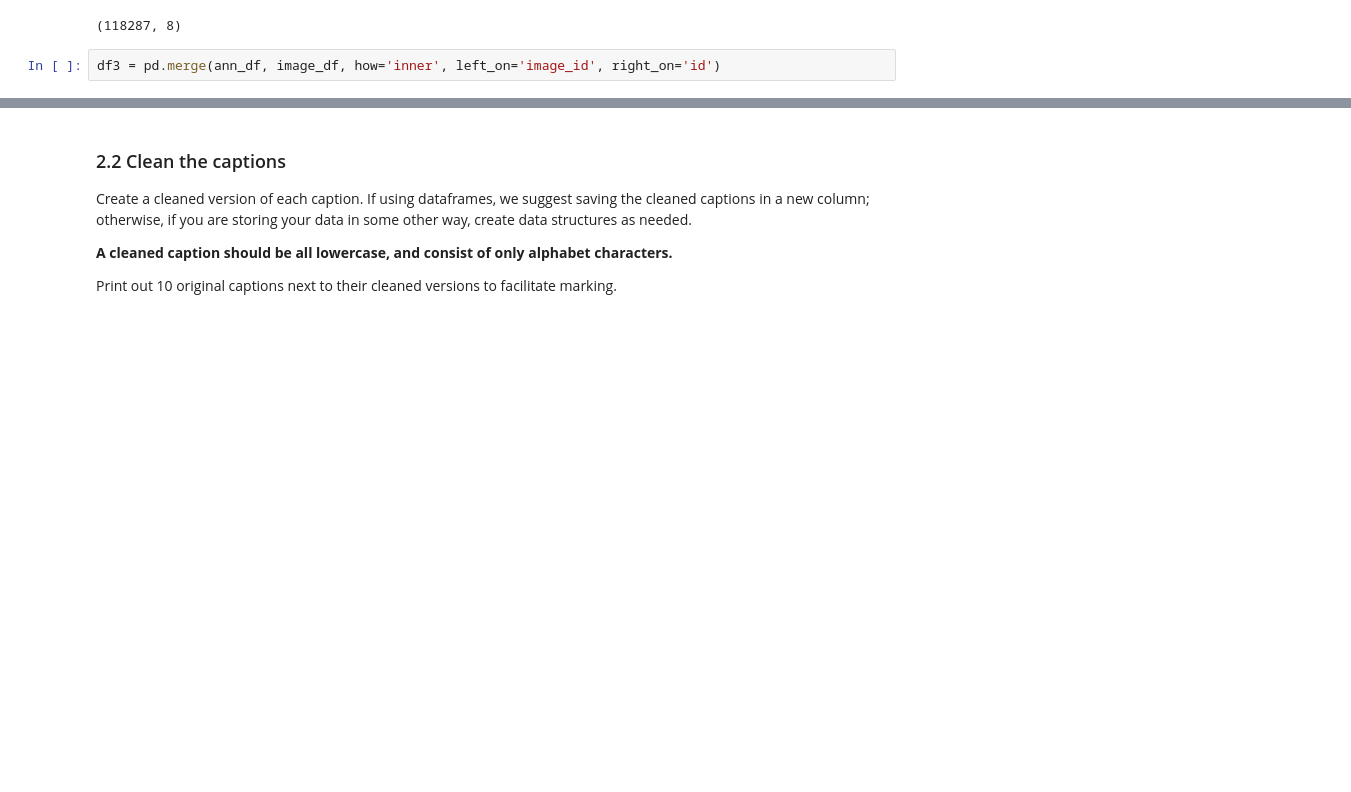
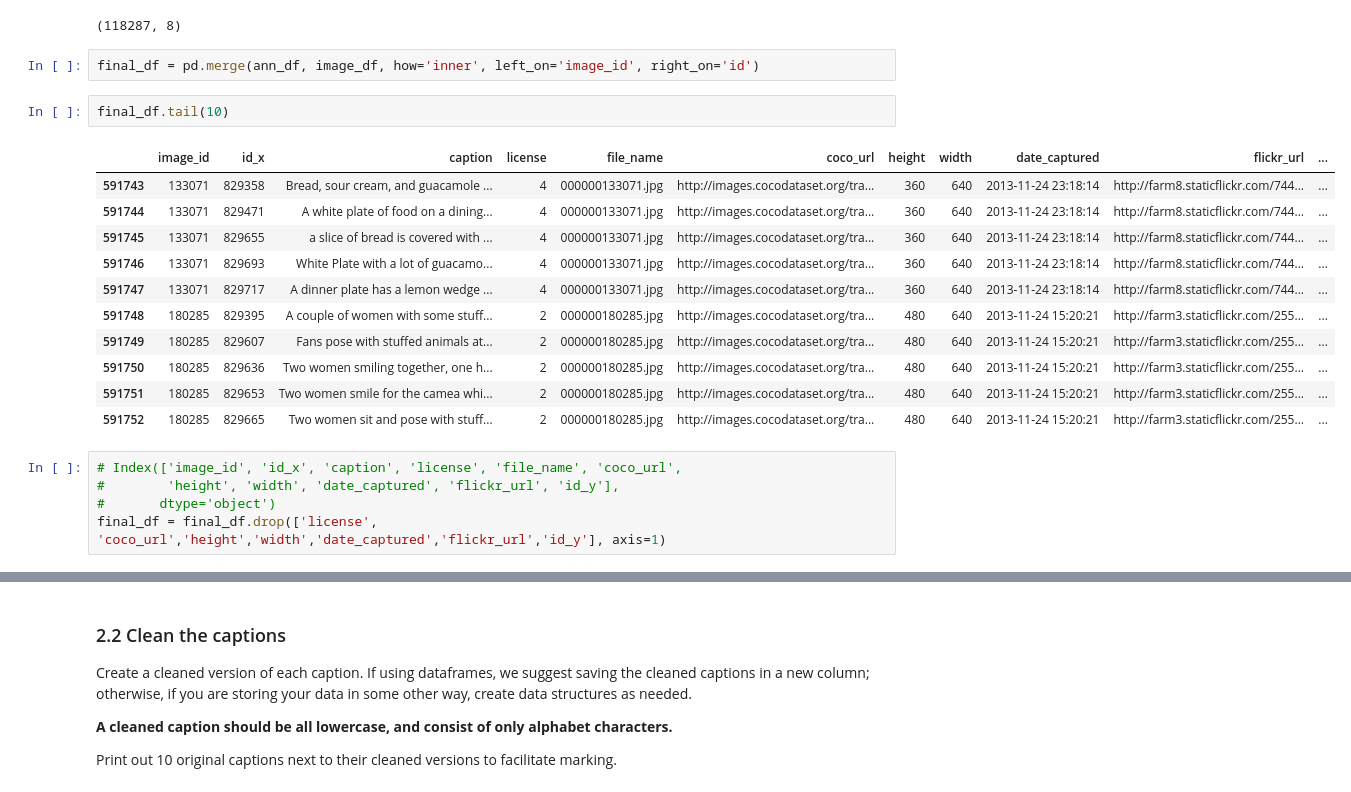
Before and after one commit to shreyshrey/ML, a Jupyter notebook: OCOMP5203M_A1.ipynb, the cells around one changed output, grey strips where cells are left out. Drawn from its saved outputs; the diff is of its cells as text; blank space fills up the shorter version.

```diff
--- a/OCOMP5203M_A1.ipynb
+++ b/OCOMP5203M_A1.ipynb
@@ -226,4 +226,23 @@ image_df.shape
 # %% [output]
 (118287, 8)
 # %%
-df3 = pd.merge(ann_df, image_df, how='inner', left_on='image_id', right_on='id')
+final_df = pd.merge(ann_df, image_df, how='inner', left_on='image_id', right_on='id')
+# %%
+final_df.tail(10)
+# %% [output]
+|  | image_id | id_x | caption | license | file_name | coco_url | height | width | date_captured | flickr_url | ... |
+| 591743 | 133071 | 829358 | Bread, sour cream, and guacamole ... | 4 | 000000133071.jpg | http://images.cocodataset.org/tra... | 360 | 640 | 2013-11-24 23:18:14 | http://farm8.staticflickr.com/744... | ... |
+| 591744 | 133071 | 829471 | A white plate of food on a dining... | 4 | 000000133071.jpg | http://images.cocodataset.org/tra... | 360 | 640 | 2013-11-24 23:18:14 | http://farm8.staticflickr.com/744... | ... |
+| 591745 | 133071 | 829655 | a slice of bread is covered with ... | 4 | 000000133071.jpg | http://images.cocodataset.org/tra... | 360 | 640 | 2013-11-24 23:18:14 | http://farm8.staticflickr.com/744... | ... |
+| 591746 | 133071 | 829693 | White Plate with a lot of guacamo... | 4 | 000000133071.jpg | http://images.cocodataset.org/tra... | 360 | 640 | 2013-11-24 23:18:14 | http://farm8.staticflickr.com/744... | ... |
+| 591747 | 133071 | 829717 | A dinner plate has a lemon wedge ... | 4 | 000000133071.jpg | http://images.cocodataset.org/tra... | 360 | 640 | 2013-11-24 23:18:14 | http://farm8.staticflickr.com/744... | ... |
+| 591748 | 180285 | 829395 | A couple of women with some stuff... | 2 | 000000180285.jpg | http://images.cocodataset.org/tra... | 480 | 640 | 2013-11-24 15:20:21 | http://farm3.staticflickr.com/255... | ... |
+| 591749 | 180285 | 829607 | Fans pose with stuffed animals at... | 2 | 000000180285.jpg | http://images.cocodataset.org/tra... | 480 | 640 | 2013-11-24 15:20:21 | http://farm3.staticflickr.com/255... | ... |
+| 591750 | 180285 | 829636 | Two women smiling together, one h... | 2 | 000000180285.jpg | http://images.cocodataset.org/tra... | 480 | 640 | 2013-11-24 15:20:21 | http://farm3.staticflickr.com/255... | ... |
+| 591751 | 180285 | 829653 | Two women smile for the camea whi... | 2 | 000000180285.jpg | http://images.cocodataset.org/tra... | 480 | 640 | 2013-11-24 15:20:21 | http://farm3.staticflickr.com/255... | ... |
+| 591752 | 180285 | 829665 | Two women sit and pose with stuff... | 2 | 000000180285.jpg | http://images.cocodataset.org/tra... | 480 | 640 | 2013-11-24 15:20:21 | http://farm3.staticflickr.com/255... | ... |
+# %%
+# Index(['image_id', 'id_x', 'caption', 'license', 'file_name', 'coco_url',
+#        'height', 'width', 'date_captured', 'flickr_url', 'id_y'],
+#       dtype='object')
+final_df = final_df.drop(['license', 'coco_url','height','width','date_captured','flickr_url','id_y'], axis=1)
```
Also changed, not shown: parts of 9 cells of this notebook.
